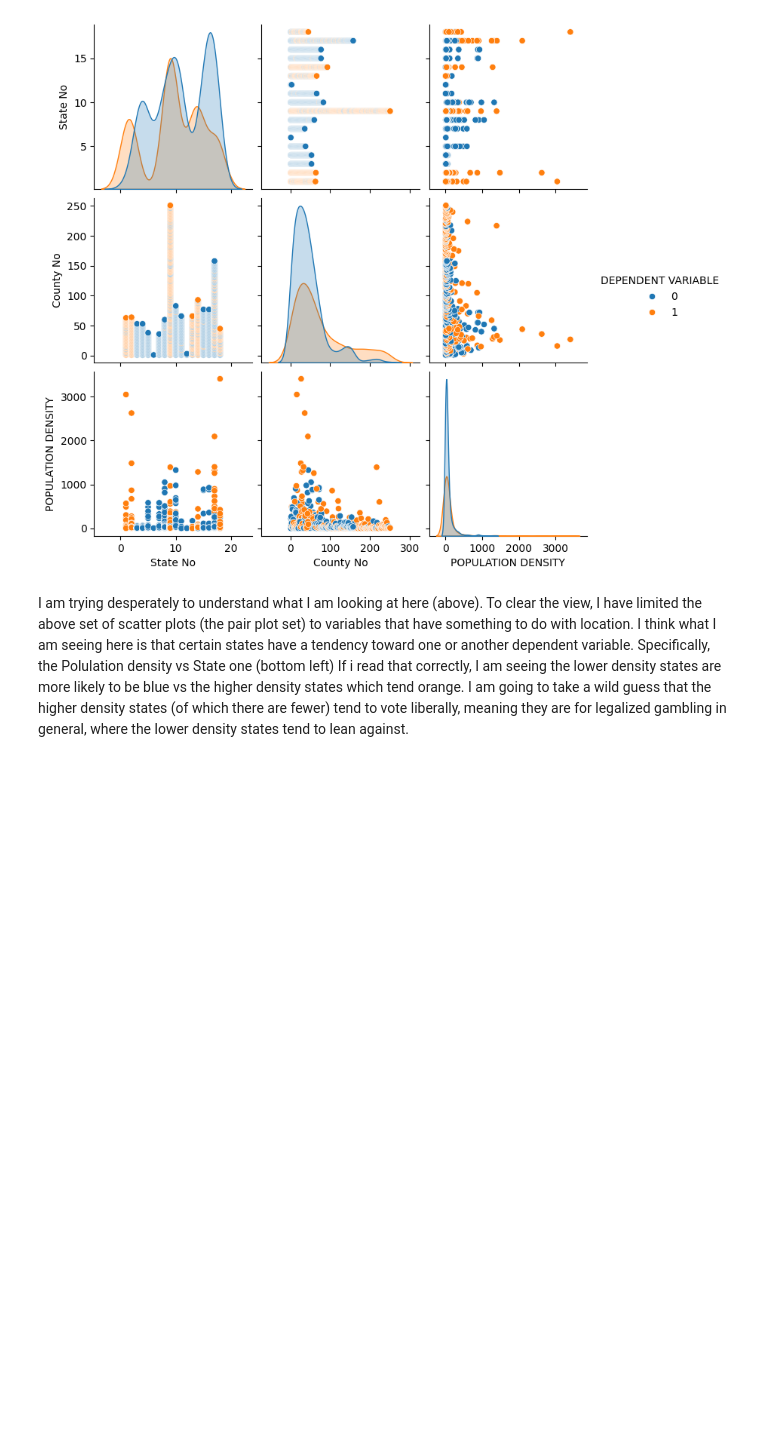
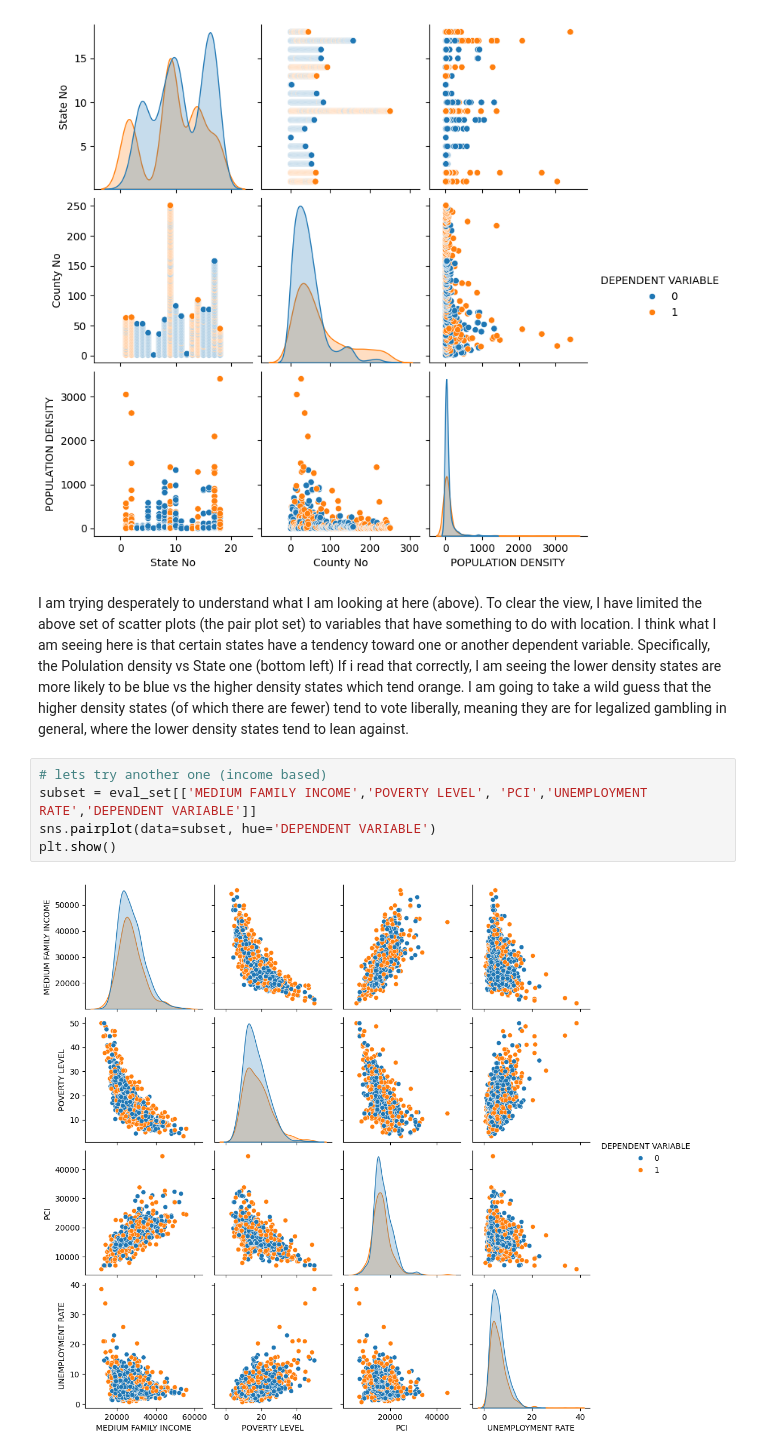
Before and after one commit to dallascaley/Business-Intelligence, a Jupyter notebook: Colab Notebooks/IS470_Assignment02.ipynb, the cells around one changed output. Cells and saved outputs as stored; diff of their text form; blank space fills up the shorter version.

```diff
--- a/Colab Notebooks/IS470_Assignment02.ipynb
+++ b/Colab Notebooks/IS470_Assignment02.ipynb
@@ -341,3 +341,10 @@ plt.show()
 [figure]
 # %% [markdown]
 I am trying desperately to understand what I am looking at here (above).  To clear the view, I have limited the above set of scatter plots (the pair plot set) to variables that have something to do with location.  I think what I am seeing here is that certain states have a tendency toward one or another dependent variable.  Specifically, the Polulation density vs State one (bottom left) If i read that correctly, I am seeing the lower density states are more likely to be blue vs the higher density states which tend orange.  I am going to take a wild guess that the higher density states (of which there are fewer) tend to vote liberally, meaning they are for legalized gambling in general, where the lower density states tend to lean against.
+# %%
+# lets try another one (income based)
+subset = eval_set[['MEDIUM FAMILY INCOME','POVERTY LEVEL', 'PCI','UNEMPLOYMENT RATE','DEPENDENT VARIABLE']]
+sns.pairplot(data=subset, hue='DEPENDENT VARIABLE')
+plt.show()
+# %% [output]
+[figure, added]
```
Also changed, not shown: parts of 6 cells of this notebook.
